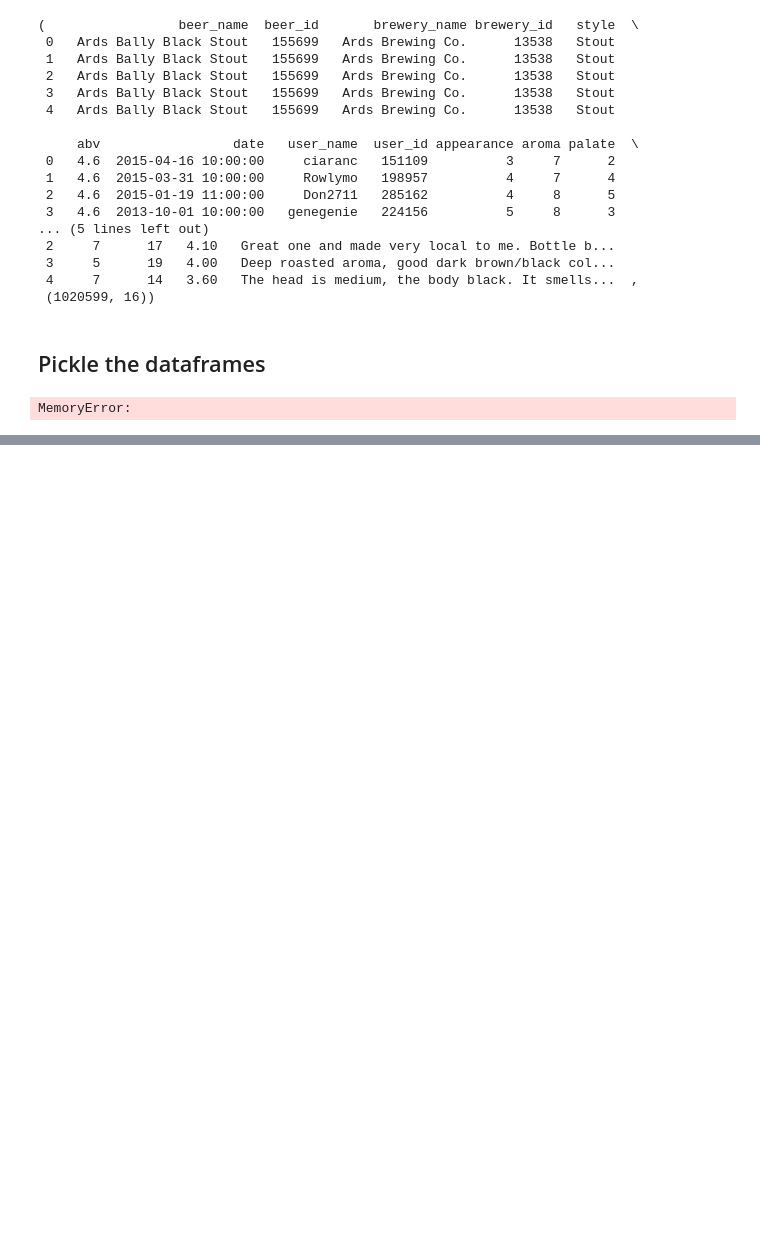
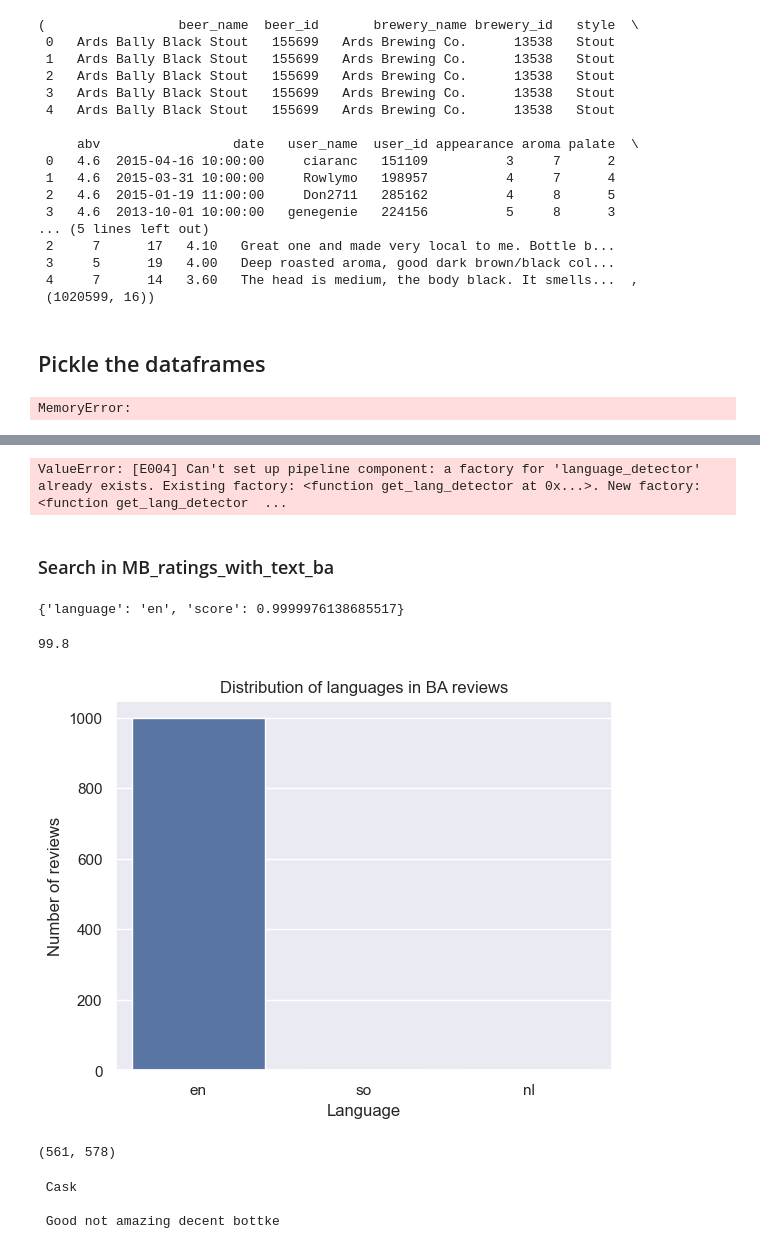
Before and after one commit to epfl-ada/ada-2023-project-adarescueteam, a Jupyter notebook: code/EDA_P1.ipynb, the cells around one changed output, grey strips where cells are left out. Saved outputs shown, nothing was run; the diff lists cells and outputs as text; code cells hidden in the pictures; blank space fills up the shorter version.

Commit message:
title the load-section and at the end add language-recognition function, test for first 1000 entries

```diff
--- a/code/EDA_P1.ipynb
+++ b/code/EDA_P1.ipynb
@@ -591,0 +614,57 @@ with open('data_beers.pkl', 'wb') as file:
+# %%
+import spacy
+from spacy.language import Language
+from spacy_langdetect import LanguageDetector
+
+def get_lang_detector(nlp, name):
+    return LanguageDetector()
+
+nlp = spacy.load("en_core_web_sm")
+Language.factory("language_detector", func=get_lang_detector)
+nlp.add_pipe('language_detector', last=True)
+# %% [output]
+ValueError: [E004] Can't set up pipeline component: a factory for 'language_detector' already exists. Existing factory: <function get_lang_detector at 0x...>. New factory: <function get_lang_detector  ...
+# %% [markdown]
+### Search in MB_ratings_with_text_ba
+# %%
+text = 'This is an english text.'
+doc = nlp(text)
+print(doc._.language)
+# %% [output]
+{'language': 'en', 'score': 0.9999976138685517}
+# %%
+BA_text = MB_ratings_with_text_ba['text'][:1000]
+# %%
+# needs about 20s for 1000 rows
+lang_result_BA = []
+for row in range(len(BA_text)):
+    doc = nlp(BA_text[row])
+    lang_result_BA.append(doc._.language['language'])
+# %%
+# test how much en is in lang_result_BA
+lang_result_BA.count('en') / len(lang_result_BA) * 100
+# %% [output]
+99.8
+# %%
+# display the distribution of languages
+sns.set_theme(style="darkgrid")
+ax = sns.countplot(x=lang_result_BA)
+ax.set_title('Distribution of languages in BA reviews')
+ax.set_xlabel('Language')
+ax.set_ylabel('Number of reviews')
+plt.show()
+# %% [output]
+[figure, added]
+# %%
+# find other language indexes
+lang_result_BA.index('so'), lang_result_BA.index('nl')
+# %% [output]
+(561, 578)
+# %%
+# display other language reviews
+print(BA_text[lang_result_BA.index('so')], '\n') #might be english, slowenian, or slovak..
+print(BA_text[lang_result_BA.index('nl')], '\n') #likely a typo
+# %% [output]
+ Cask
+
+ Good not amazing decent bottke
```
Also changed, not shown: parts of 17 cells of this notebook.
